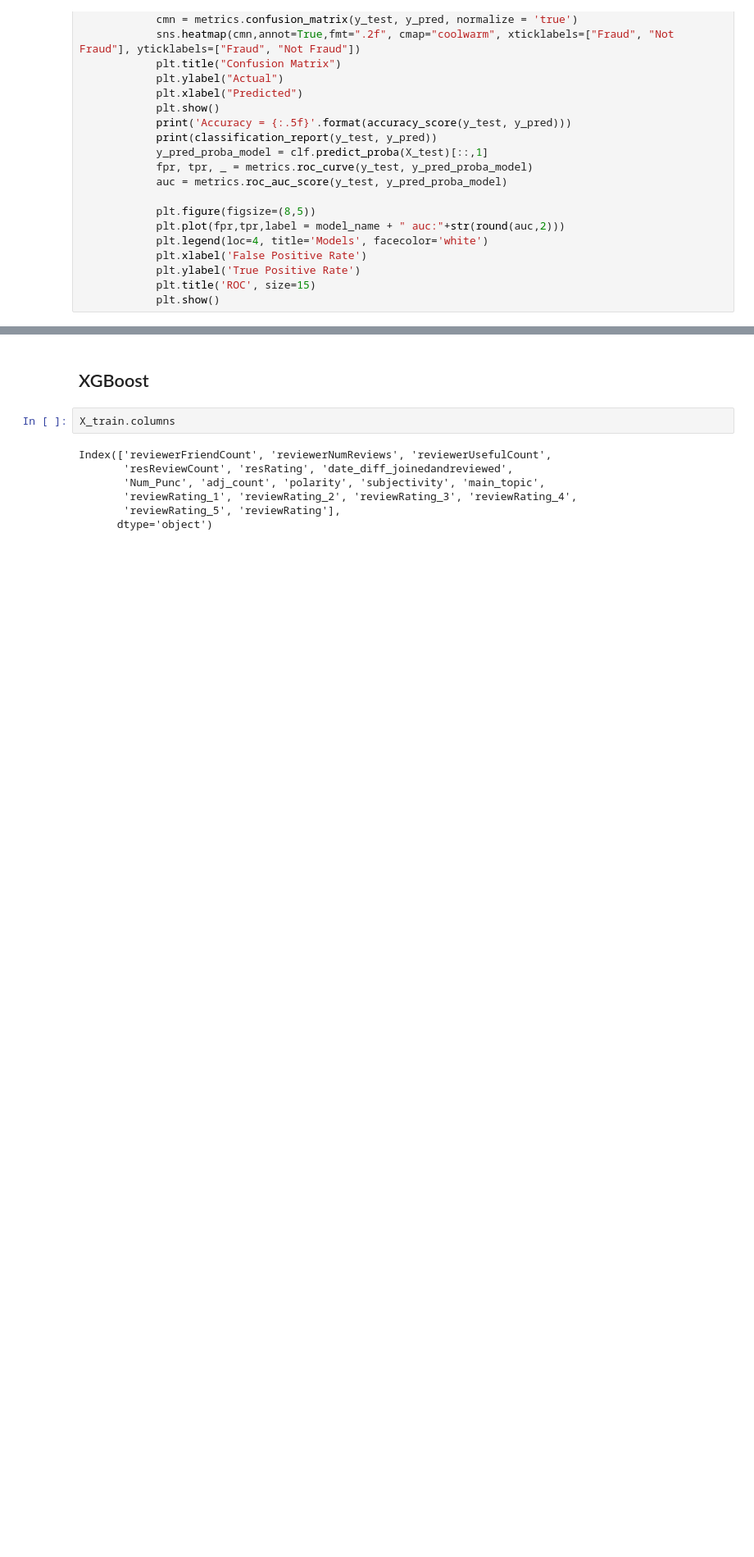
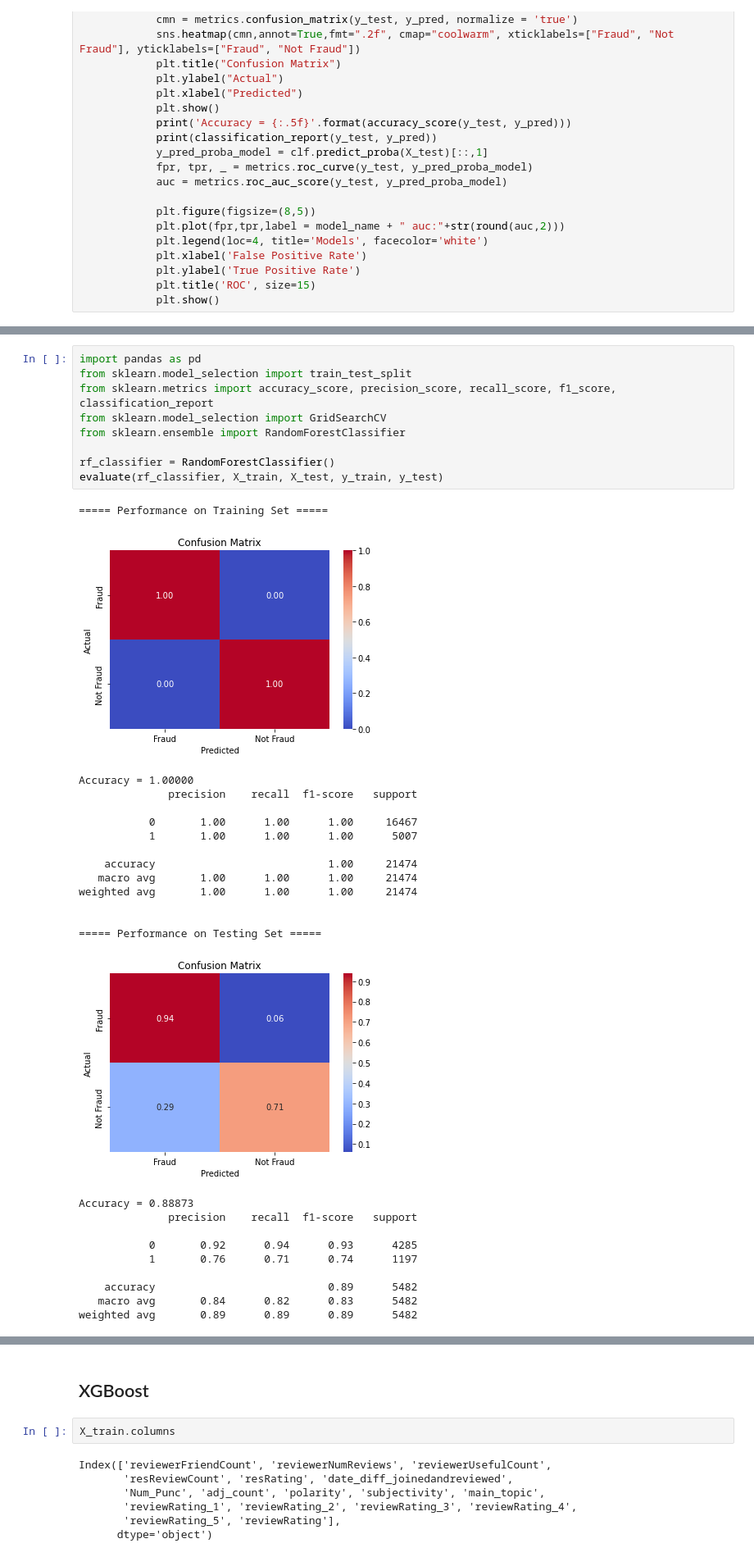
Before and after one commit to jesper1212/BT4012_Reviews, a Jupyter notebook: Notebooks/modelling/models.ipynb, the cells around one changed output, grey strips where cells are left out. Shown at 82% size. Drawn from its saved outputs; the diff is of its cells as text; blank space fills up the shorter version.

```diff
--- a/Notebooks/modelling/models.ipynb
+++ b/Notebooks/modelling/models.ipynb
@@ -113,0 +116,34 @@ def evaluate(clf, X_train, X_test, y_train, y_test):
+# %%
+import pandas as pd
+from sklearn.model_selection import train_test_split
+from sklearn.metrics import accuracy_score, precision_score, recall_score, f1_score, classification_report
+from sklearn.model_selection import GridSearchCV
+from sklearn.ensemble import RandomForestClassifier
+
+rf_classifier = RandomForestClassifier()
+evaluate(rf_classifier, X_train, X_test, y_train, y_test)
+# %% [output]
+===== Performance on Training Set =====
+[figure, added]
+Accuracy = 1.00000
+              precision    recall  f1-score   support
+
+           0       1.00      1.00      1.00     16467
+           1       1.00      1.00      1.00      5007
+
+    accuracy                           1.00     21474
+   macro avg       1.00      1.00      1.00     21474
+weighted avg       1.00      1.00      1.00     21474
+
+
+===== Performance on Testing Set =====
+[figure, added]
+Accuracy = 0.88873
+              precision    recall  f1-score   support
+
+           0       0.92      0.94      0.93      4285
+           1       0.76      0.71      0.74      1197
+
+    accuracy                           0.89      5482
+   macro avg       0.84      0.82      0.83      5482
+weighted avg       0.89      0.89      0.89      5482
```
Also changed, not shown: parts of 9 cells of this notebook.
